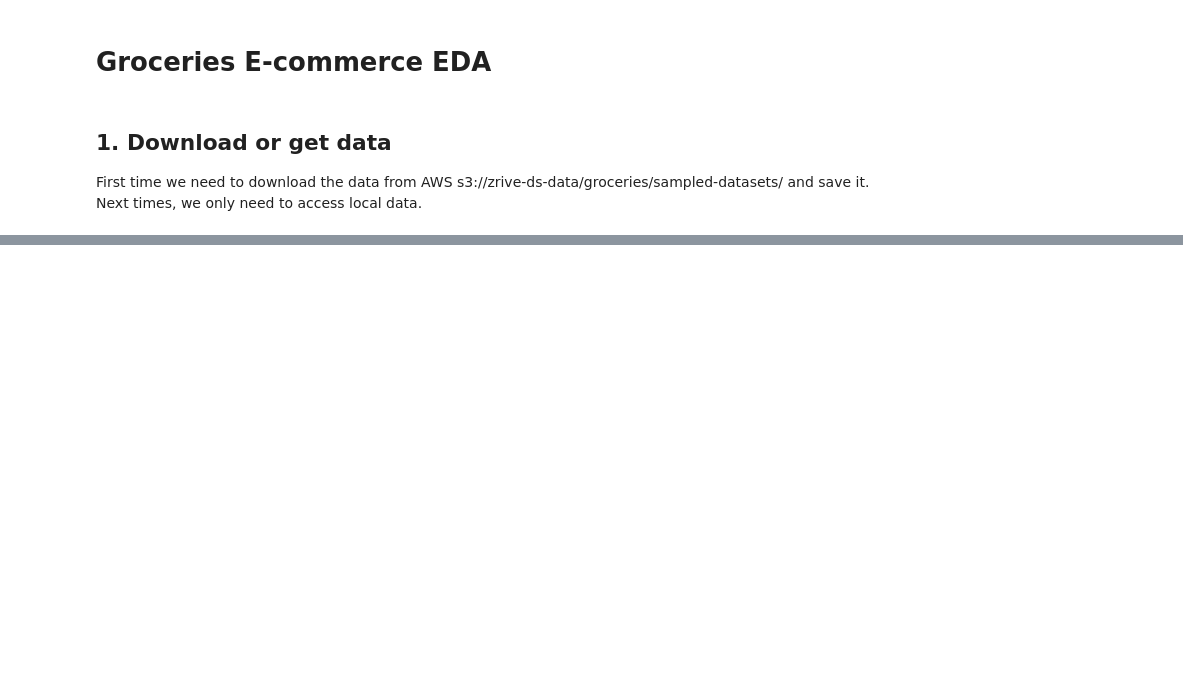
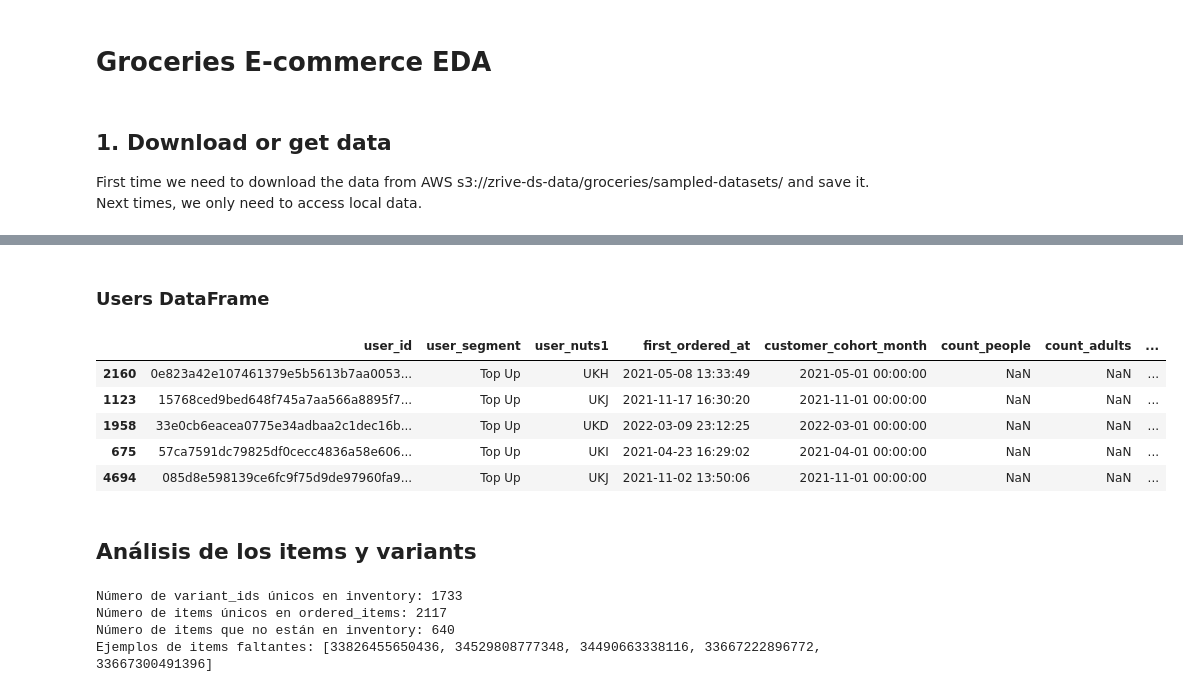
Before and after one commit to Riemann-def/zrive-ds, a Jupyter notebook: src/module_2/prueba.ipynb, the cells around one changed output, grey strips where cells are left out. Drawn from its saved outputs; the diff is of its cells as text; code cells hidden in the pictures; blank space fills up the shorter version.

```diff
--- a/src/module_2/prueba.ipynb
+++ b/src/module_2/prueba.ipynb
@@ -60,33 +67,27 @@ def download_grocery_data(aws_url: str, local_path: str) -> None:
 
 
 
-def data_files_exists(local_path: str, files_num: int = 5) -> bool:
+def data_file_exists(local_path: str, filename: str) -> bool:
     """
-    Check if the specified number of data files exist in the local path.
+    Check if the specified file exists in the local directory.
     """
-    # List all files in the local directory
-    files = os.listdir(local_path)
-
-    # Filter for .parquet files
-    parquet_files = [f for f in files if f.endswith('.parquet')]
-
-    # Check if the number of .parquet files is greater than or equal to the specified number
-    return len(parquet_files) >= files_num
+    file_path = os.path.join(local_path, filename)
+    return os.path.isfile(file_path)
 
 
-
-def get_grocery_data(aws_url: str, local_path: str) -> pd.DataFrame:
+def get_grocery_file(file: str = 'orders.parquet') -> pd.DataFrame:
     """
-    Main function to get grocery data. Downloads the data if it doesn't exist locally.
+    Main function to get grocery file. Downloads all the data if file doesn't exist locally.
     """
-    # Check if the data already exists
-    if not data_files_exists(aws_url):
-        print("Data not found locally. Downloading...")
-        download_grocery_data(aws_url, local_path)
+    # Check if the file exists locally
+    if not data_file_exists(LOCAL_DATA_PATH, file):
+        # If the file doesn't exist, download all grocery data
+        download_grocery_data(S3_PATH, LOCAL_DATA_PATH)
     else:
-        print("Data already exists locally.")
-
-    # Load for example orders data into a DataFrame
-    orders_df = pd.read_parquet('orders.parquet', engine='fastparquet')
+        print(f"File {file} already exists locally. Skipping download.")
+    # Read the parquet file into a DataFrame
+    file_path = os.path.join(LOCAL_DATA_PATH, file)
+    print(f"Reading {file_path} into DataFrame")
+    orders_df = pd.read_parquet(file_path, engine='fastparquet')
 
     return orders_df
@@ -116,0 +180,43 @@ s3_client = boto3.client(
+# %% [markdown]
+### Users DataFrame
+# %%
+users_df.head()
+# %% [output]
+|  | user_id | user_segment | user_nuts1 | first_ordered_at | customer_cohort_month | count_people | count_adults | ... |
+| 2160 | 0e823a42e107461379e5b5613b7aa0053... | Top Up | UKH | 2021-05-08 13:33:49 | 2021-05-01 00:00:00 | NaN | NaN | ... |
+| 1123 | 15768ced9bed648f745a7aa566a8895f7... | Top Up | UKJ | 2021-11-17 16:30:20 | 2021-11-01 00:00:00 | NaN | NaN | ... |
+| 1958 | 33e0cb6eacea0775e34adbaa2c1dec16b... | Top Up | UKD | 2022-03-09 23:12:25 | 2022-03-01 00:00:00 | NaN | NaN | ... |
+| 675 | 57ca7591dc79825df0cecc4836a58e606... | Top Up | UKI | 2021-04-23 16:29:02 | 2021-04-01 00:00:00 | NaN | NaN | ... |
+| 4694 | 085d8e598139ce6fc9f75d9de97960fa9... | Top Up | UKJ | 2021-11-02 13:50:06 | 2021-11-01 00:00:00 | NaN | NaN | ... |
+# %% [markdown]
+## Análisis de los items y variants
+# %%
+# Comparemos los IDs en ordered_items con los variant_id en inventory
+inventory_ids = set(inventory_df['variant_id'].unique())
+print(f"\nNúmero de variant_ids únicos en inventory: {len(inventory_ids)}")
+
+
+# Ahora extraemos todos los item_ids de las órdenes para comparar
+all_order_items = []
+for items in orders_df['ordered_items']:
+    if isinstance(items, list):
+        all_order_items.extend(items)
+    else:
+        try:
+            items_list = eval(items)
+            all_order_items.extend(items_list)
+        except:
+            continue
+
+order_items_set = set(all_order_items)
+print(f"Número de items únicos en ordered_items: {len(order_items_set)}")
+
+# Veamos cuántos items de las órdenes no están en el inventario
+missing_items = order_items_set - inventory_ids
+print(f"Número de items que no están en inventory: {len(missing_items)}")
+print(f"Ejemplos de items faltantes: {list(missing_items)[:5]}")
+# %% [output]
+Número de variant_ids únicos en inventory: 1733
+Número de items únicos en ordered_items: 2117
+Número de items que no están en inventory: 640
+Ejemplos de items faltantes: [33826455650436, 34529808777348, 34490663338116, 33667222896772, 33667300491396]
```
Also changed, not shown: parts of 18 cells of this notebook.
